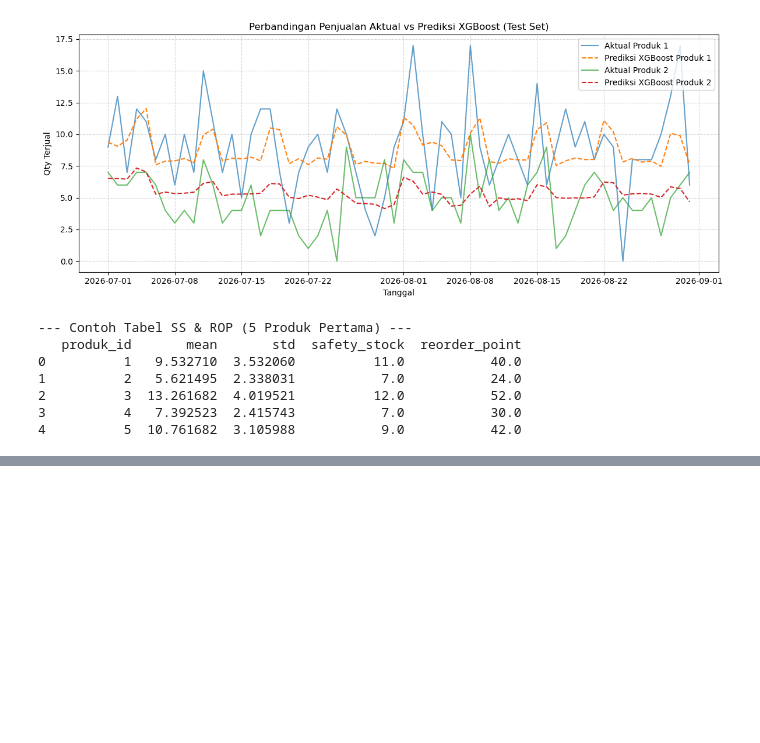
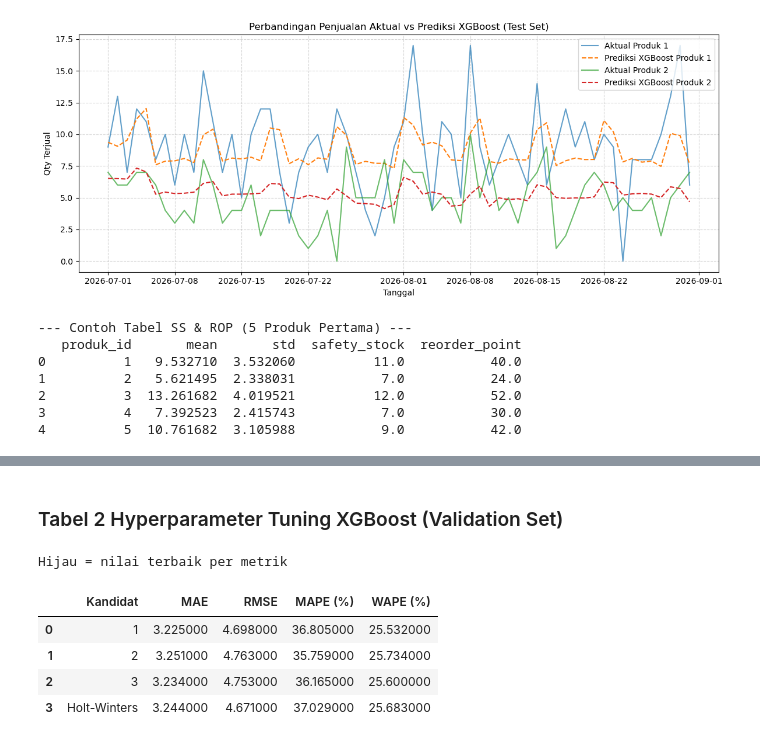
Before and after one commit to nemo414/Retail-SIM-with-AI-Forecasting, a Jupyter notebook: ml/01_eksperimen.ipynb, the cells around one changed output, grey strips where cells are left out. Saved outputs shown, nothing was run; the diff lists cells and outputs as text; code cells hidden in the pictures; blank space fills up the shorter version.

```diff
--- a/ml/01_eksperimen.ipynb
+++ b/ml/01_eksperimen.ipynb
@@ -381,0 +389,16 @@ Parameter Terbaik (Validation): {'colsample_bytree': 0.8, 'learning_rate': 0.03,
+# %%
+display(HTML("<h3>Tabel 1 Perbandingan Model (Test Set: Juli–Agustus 2026)</h3>"))
+
+df_cmp = df_eval[df_eval['model'].isin(['XGBoost tuned', 'Holt-Winters'])].copy()
+df_cmp.columns = ['Model', 'MAE', 'RMSE', 'MAPE (%)', 'WAPE (%)']
+df_cmp[['MAE','RMSE','MAPE (%)','WAPE (%)']] = \
+    df_cmp[['MAE','RMSE','MAPE (%)','WAPE (%)']].round(3)
+
+def highlight_min_dark(s):
+    is_min = s == s.min()
+    return ['background-color: #2d6a4f; color: white; font-weight: bold'
+            if v else '' for v in is_min]
+
+df_cmp.reset_index(drop=True).style \
+    .apply(highlight_min_dark, subset=['MAE','RMSE','MAPE (%)','WAPE (%)']) \
+    .set_caption("Hijau = nilai terbaik per metrik")
@@ -381,0 +411,20 @@ Parameter Terbaik (Validation): {'colsample_bytree': 0.8, 'learning_rate': 0.03,
+# %%
+display(HTML("<h3>Tabel 2 Hyperparameter Tuning XGBoost (Validation Set)</h3>"))
+
+df_t = df_tuning[df_tuning['candidate'].isin(['1','2','3','Holt-Winters'])].copy()
+df_t = df_t[['candidate','MAE','RMSE','MAPE','WAPE']]
+df_t.columns = ['Kandidat','MAE','RMSE','MAPE (%)','WAPE (%)']
+df_t[['MAE','RMSE','MAPE (%)','WAPE (%)']] = \
+    df_t[['MAE','RMSE','MAPE (%)','WAPE (%)']].round(3)
+
+df_t.reset_index(drop=True).style \
+    .apply(highlight_min_dark, subset=['MAE','RMSE','MAPE (%)','WAPE (%)']) \
+    .set_caption("Hijau = nilai terbaik per metrik")
+# %% [output]
+Tabel 2 Hyperparameter Tuning XGBoost (Validation Set)
+Hijau = nilai terbaik per metrik
+|  | Kandidat | MAE | RMSE | MAPE (%) | WAPE (%) |
+| 0 | 1 | 3.225000 | 4.698000 | 36.805000 | 25.532000 |
+| 1 | 2 | 3.251000 | 4.763000 | 35.759000 | 25.734000 |
+| 2 | 3 | 3.234000 | 4.753000 | 36.165000 | 25.600000 |
+| 3 | Holt-Winters | 3.244000 | 4.671000 | 37.029000 | 25.683000 |
```
Also changed, not shown: parts of 3 cells of this notebook, 11 other files.
